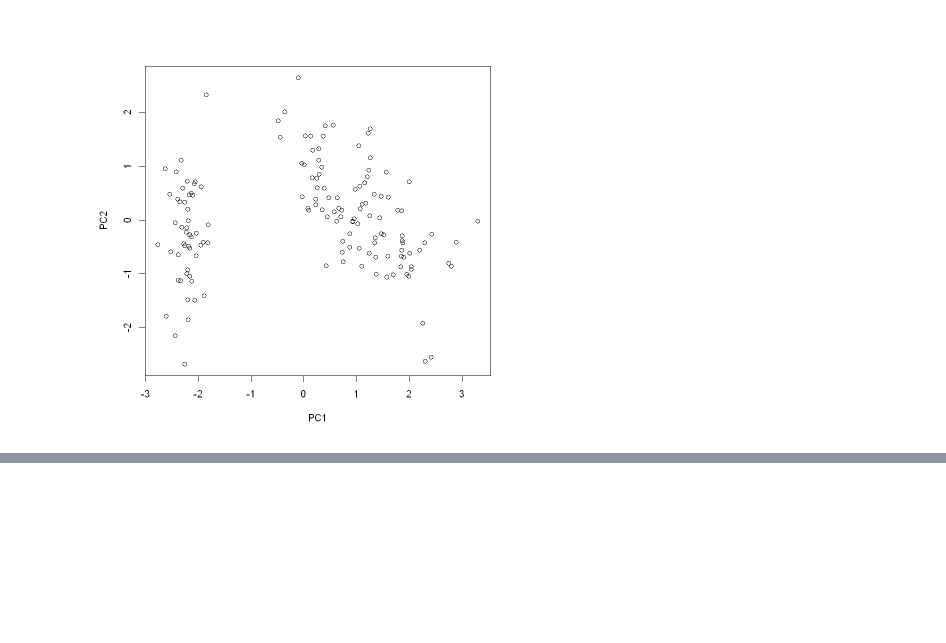
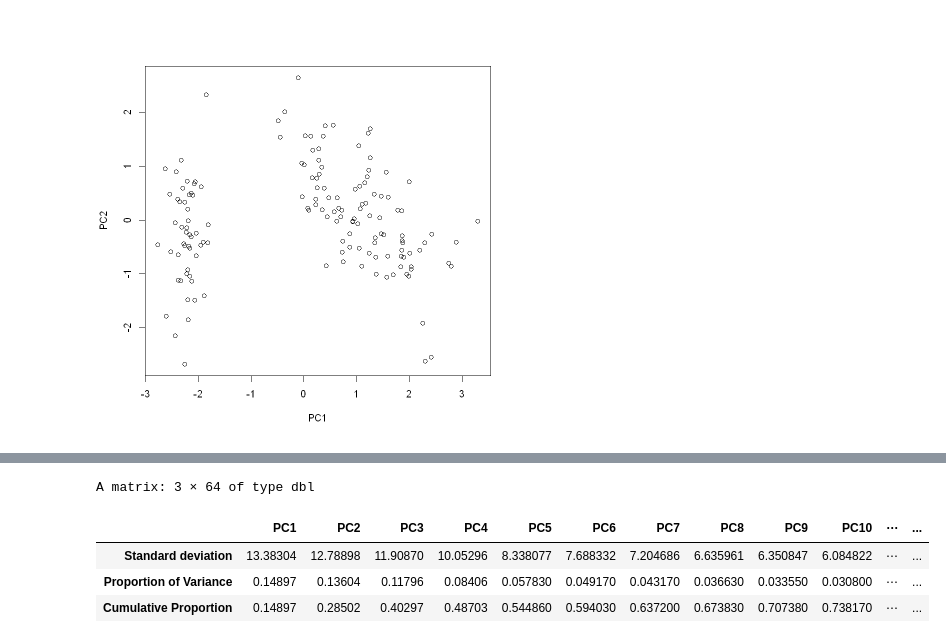
Before and after one commit to elenigvasilaki/pca_inR, a Jupyter notebook: pca.ipynb, the cells around one changed output, grey strips where cells are left out. Saved outputs shown, nothing was run; the diff lists cells and outputs as text; code cells hidden in the pictures; blank space fills up the shorter version.

```diff
--- a/pca.ipynb
+++ b/pca.ipynb
@@ -248,0 +322,9 @@ With the guidance of https://apsl.tech/en/blog/using-principal-component-analysi
+# %%
+pca.sum<-summary(digits.pca)
+pca.sum$importance
+# %% [output]
+A matrix: 3 × 64 of type dbl
+|  | PC1 | PC2 | PC3 | PC4 | PC5 | PC6 | PC7 | PC8 | PC9 | PC10 | ⋯ | ... |
+| Standard deviation | 13.38304 | 12.78898 | 11.90870 | 10.05296 | 8.338077 | 7.688332 | 7.204686 | 6.635961 | 6.350847 | 6.084822 | ⋯ | ... |
+| Proportion of Variance | 0.14897 | 0.13604 | 0.11796 | 0.08406 | 0.057830 | 0.049170 | 0.043170 | 0.036630 | 0.033550 | 0.030800 | ⋯ | ... |
+| Cumulative Proportion | 0.14897 | 0.28502 | 0.40297 | 0.48703 | 0.544860 | 0.594030 | 0.637200 | 0.673830 | 0.707380 | 0.738170 | ⋯ | ... |
```
Also changed, not shown: parts of 15 cells of this notebook.
